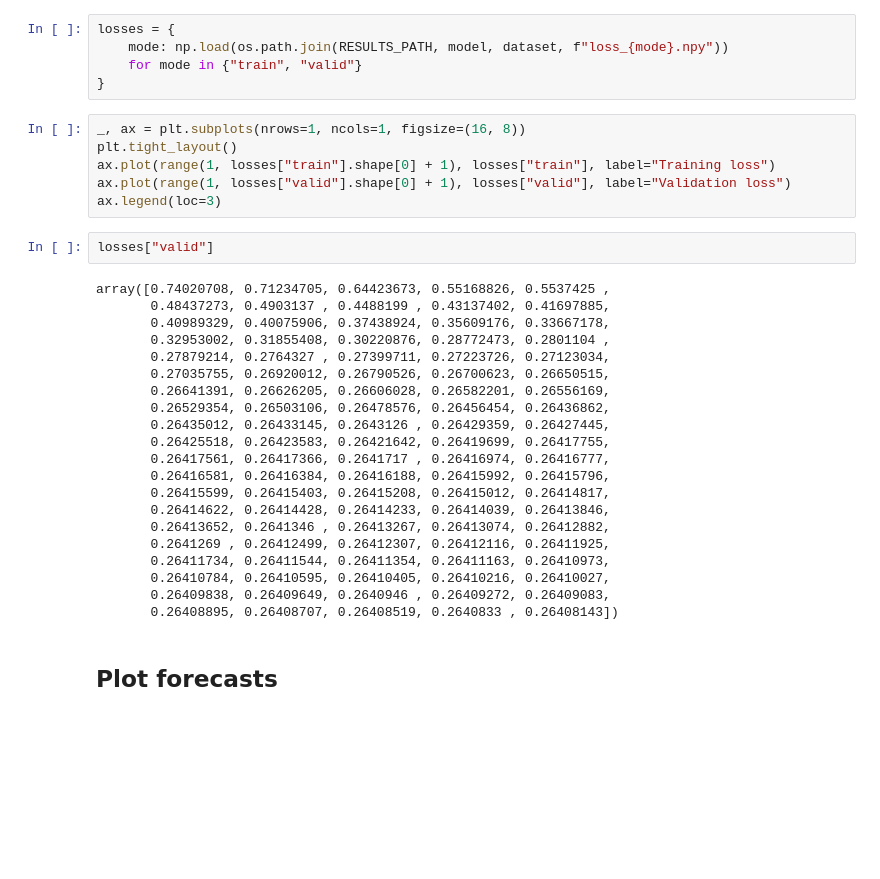
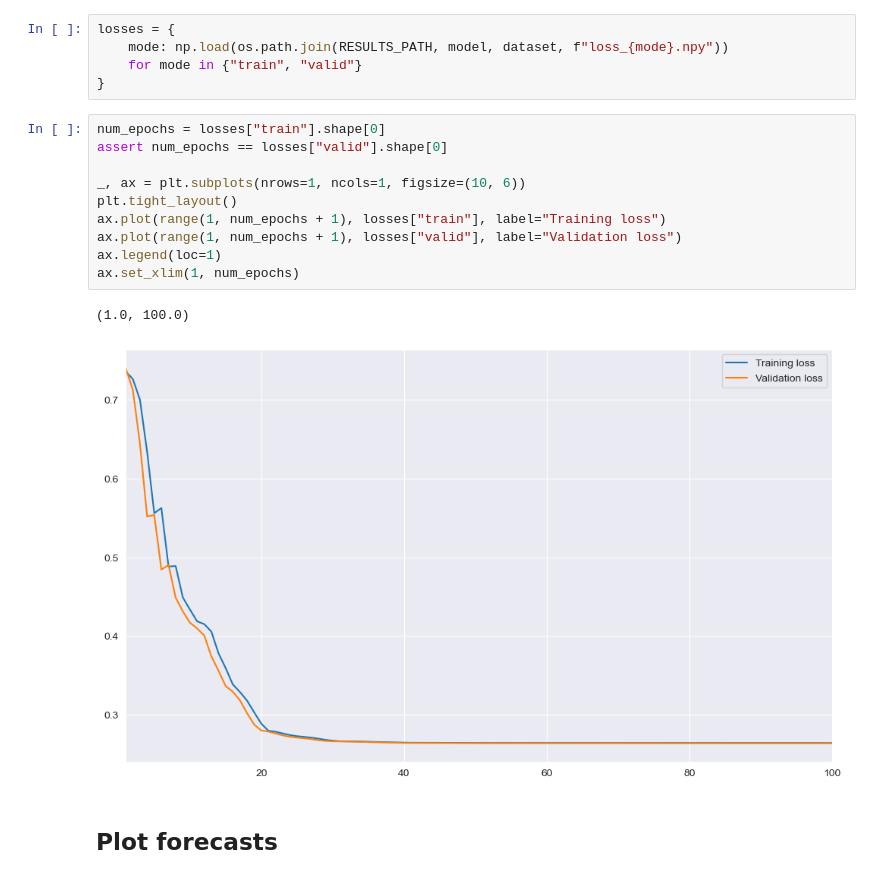
Before and after one commit to AnnetteJing/CS224W_Project, a Jupyter notebook: analysis/results_visual.ipynb, the cells around one changed output. Drawn from its saved outputs; the diff is of its cells as text; blank space fills up the shorter version.

```diff
--- a/analysis/results_visual.ipynb
+++ b/analysis/results_visual.ipynb
@@ -43,34 +43,18 @@ losses = {
     for mode in {"train", "valid"}
 }
 # %%
-_, ax = plt.subplots(nrows=1, ncols=1, figsize=(16, 8))
+num_epochs = losses["train"].shape[0]
+assert num_epochs == losses["valid"].shape[0]
+
+_, ax = plt.subplots(nrows=1, ncols=1, figsize=(10, 6))
 plt.tight_layout()
-ax.plot(range(1, losses["train"].shape[0] + 1), losses["train"], label="Training loss")
-ax.plot(range(1, losses["valid"].shape[0] + 1), losses["valid"], label="Validation loss")
-ax.legend(loc=3)
+ax.plot(range(1, num_epochs + 1), losses["train"], label="Training loss")
+ax.plot(range(1, num_epochs + 1), losses["valid"], label="Validation loss")
+ax.legend(loc=1)
+ax.set_xlim(1, num_epochs)
+# %% [output]
+(1.0, 100.0)
+[figure, added]
-# %%
-losses["valid"]
-# %% [output]
-array([0.74020708, 0.71234705, 0.64423673, 0.55168826, 0.5537425 ,
-       0.48437273, 0.4903137 , 0.4488199 , 0.43137402, 0.41697885,
-       0.40989329, 0.40075906, 0.37438924, 0.35609176, 0.33667178,
-       0.32953002, 0.31855408, 0.30220876, 0.28772473, 0.2801104 ,
-       0.27879214, 0.2764327 , 0.27399711, 0.27223726, 0.27123034,
-       0.27035755, 0.26920012, 0.26790526, 0.26700623, 0.26650515,
-       0.26641391, 0.26626205, 0.26606028, 0.26582201, 0.26556169,
-       0.26529354, 0.26503106, 0.26478576, 0.26456454, 0.26436862,
-       0.26435012, 0.26433145, 0.2643126 , 0.26429359, 0.26427445,
-       0.26425518, 0.26423583, 0.26421642, 0.26419699, 0.26417755,
-       0.26417561, 0.26417366, 0.2641717 , 0.26416974, 0.26416777,
-       0.26416581, 0.26416384, 0.26416188, 0.26415992, 0.26415796,
-       0.26415599, 0.26415403, 0.26415208, 0.26415012, 0.26414817,
-       0.26414622, 0.26414428, 0.26414233, 0.26414039, 0.26413846,
-       0.26413652, 0.2641346 , 0.26413267, 0.26413074, 0.26412882,
-       0.2641269 , 0.26412499, 0.26412307, 0.26412116, 0.26411925,
-       0.26411734, 0.26411544, 0.26411354, 0.26411163, 0.26410973,
-       0.26410784, 0.26410595, 0.26410405, 0.26410216, 0.26410027,
-       0.26409838, 0.26409649, 0.2640946 , 0.26409272, 0.26409083,
-       0.26408895, 0.26408707, 0.26408519, 0.2640833 , 0.26408143])
 # %% [markdown]
 ## Plot forecasts
 # %%
```
